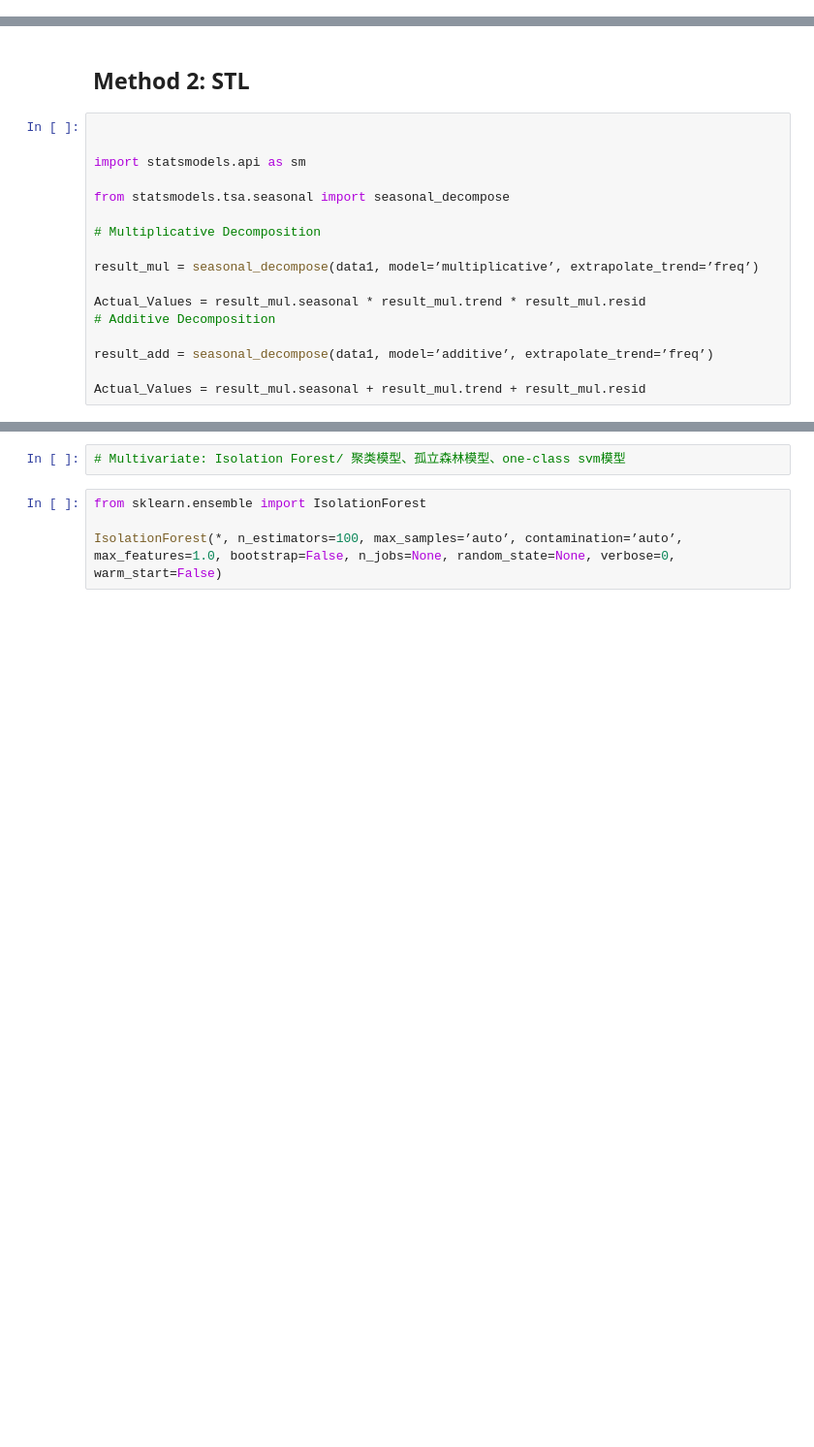
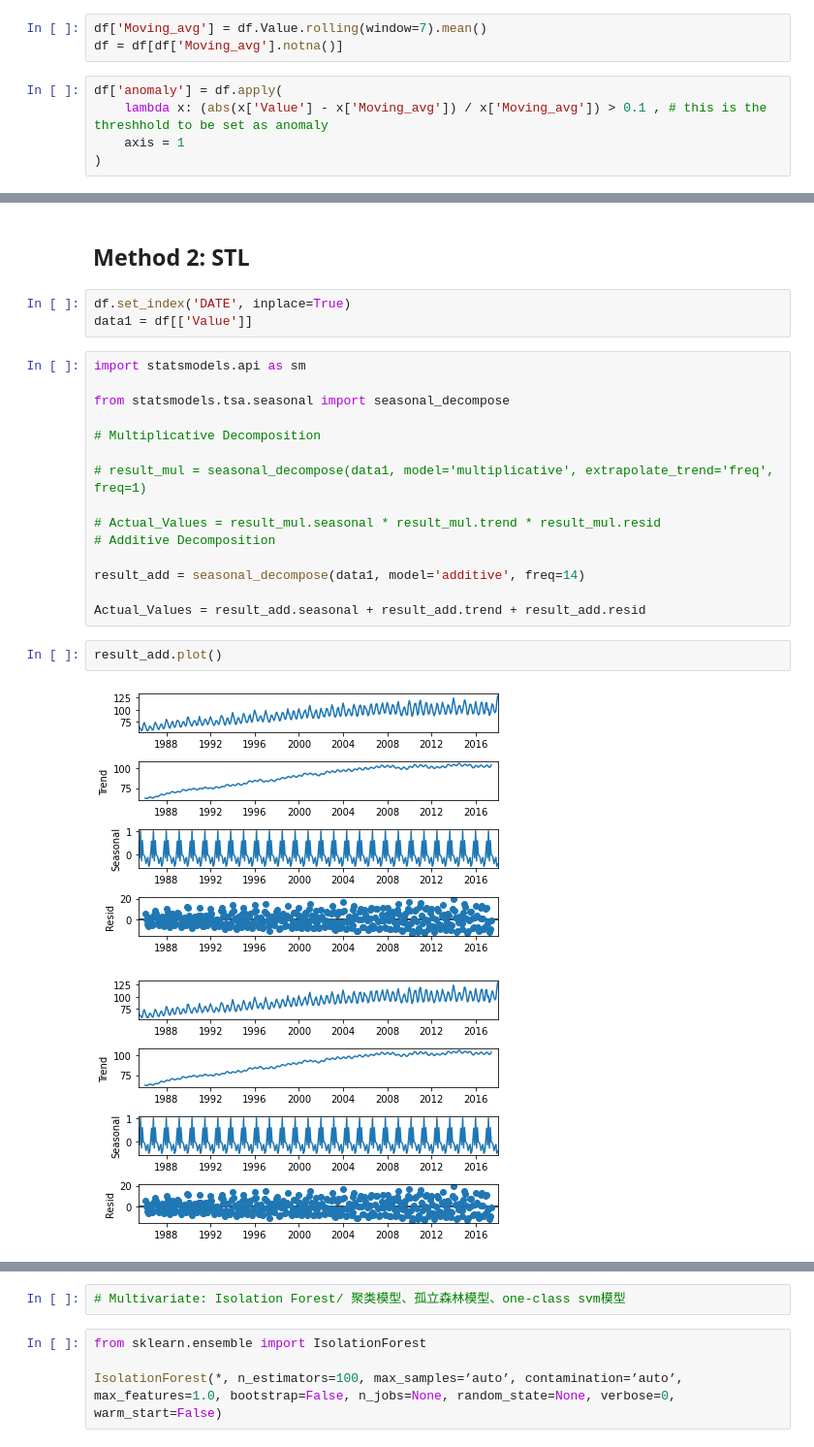
Before and after one commit to Joeyleechn/data_analytics_projects, a Jupyter notebook: anomaly_detection/anomaly_detection.ipynb, the cells around one changed output, grey strips where cells are left out. Shown at 97% size. Drawn from its saved outputs; the diff is of its cells as text; blank space fills up the shorter version.

Commit message:
added time series anomaly detection

```diff
--- a/anomaly_detection/anomaly_detection.ipynb
+++ b/anomaly_detection/anomaly_detection.ipynb
@@ -86,0 +100,8 @@ fig.set_figwidth(5)
+# %%
+df['Moving_avg'] = df.Value.rolling(window=7).mean()
+df = df[df['Moving_avg'].notna()]
+# %%
+df['anomaly'] = df.apply(
+    lambda x: (abs(x['Value'] - x['Moving_avg']) / x['Moving_avg']) > 0.1 , # this is the threshhold to be set as anomaly
+    axis = 1
+)
@@ -87,19 +124,25 @@ fig.set_figwidth(5)
 # %% [markdown]
 ## Method 2: STL
+# %%
+df.set_index('DATE', inplace=True)
+data1 = df[['Value']]
 # %%
-
-
 import statsmodels.api as sm
 
 from statsmodels.tsa.seasonal import seasonal_decompose
 
 # Multiplicative Decomposition
 
-result_mul = seasonal_decompose(data1, model=’multiplicative’, extrapolate_trend=’freq’)
+# result_mul = seasonal_decompose(data1, model='multiplicative', extrapolate_trend='freq', freq=1)
 
-Actual_Values = result_mul.seasonal * result_mul.trend * result_mul.resid
+# Actual_Values = result_mul.seasonal * result_mul.trend * result_mul.resid
 # Additive Decomposition
 
-result_add = seasonal_decompose(data1, model=’additive’, extrapolate_trend=’freq’)
+result_add = seasonal_decompose(data1, model='additive', freq=14)
 
-Actual_Values = result_mul.seasonal + result_mul.trend + result_mul.resid
+Actual_Values = result_add.seasonal + result_add.trend + result_add.resid
+# %%
+result_add.plot()
+# %% [output]
+[figure, added]
+[figure, added]
```
Also changed, not shown: parts of 4 cells of this notebook, 1 other file.
